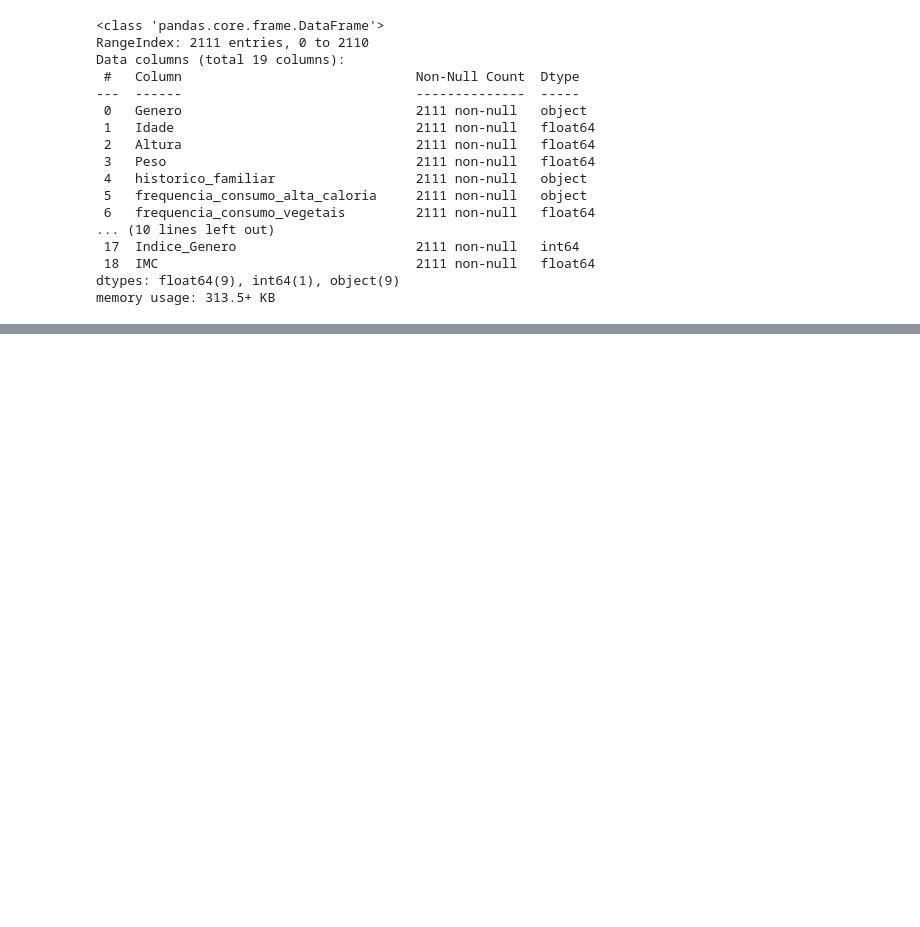
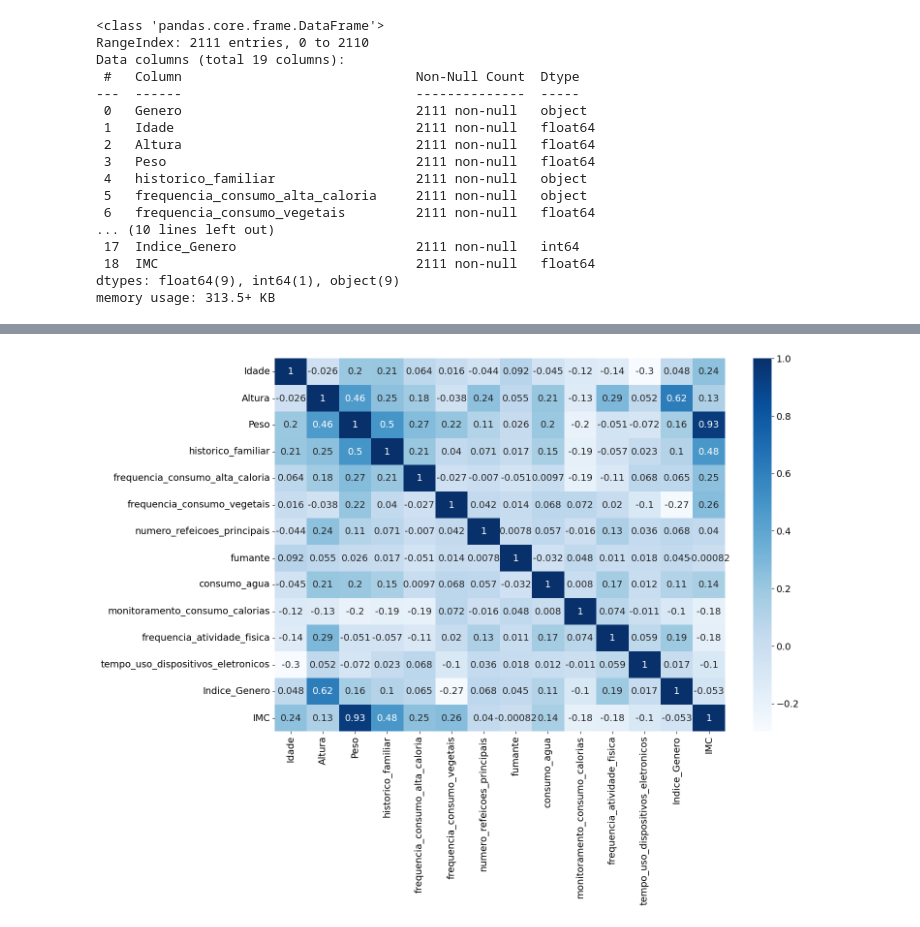
Before and after one commit to LuFeMa33/PosTech_DataVizProductModels, a Jupyter notebook: analise.ipynb, the cells around one changed output, grey strips where cells are left out. Drawn from its saved outputs; the diff is of its cells as text; code cells hidden in the pictures; blank space fills up the shorter version.

```diff
--- a/analise.ipynb
+++ b/analise.ipynb
@@ -153,3 +148,8 @@ Data columns (total 19 columns):
  18  IMC                                 2111 non-null   float64
 dtypes: float64(9), int64(1), object(9)
 memory usage: 313.5+ KB
+# %%
+df_obesidade['historico_familiar'] = df_obesidade['historico_familiar'].astype('int64')
+df_obesidade['frequencia_consumo_alta_caloria'] = df_obesidade['frequencia_consumo_alta_caloria'].astype('int64')
+df_obesidade['fumante'] = df_obesidade['fumante'].astype('int64')
+df_obesidade['monitoramento_consumo_calorias'] = df_obesidade['monitoramento_consumo_calorias'].astype('int64')
@@ -155,0 +209,2 @@ memory usage: 313.5+ KB
+# %%
+df_obesidade.drop(columns=['Genero'], inplace=True)
@@ -155,0 +214,7 @@ memory usage: 313.5+ KB
+# %%
+corr = df_obesidade.corr(numeric_only=True)
+plt.figure(figsize=(15,10))
+sns.heatmap(corr, cmap='Blues', annot=True)
+plt.show()
+# %% [output]
+[figure, added]
```
Also changed, not shown: parts of 96 cells of this notebook.
